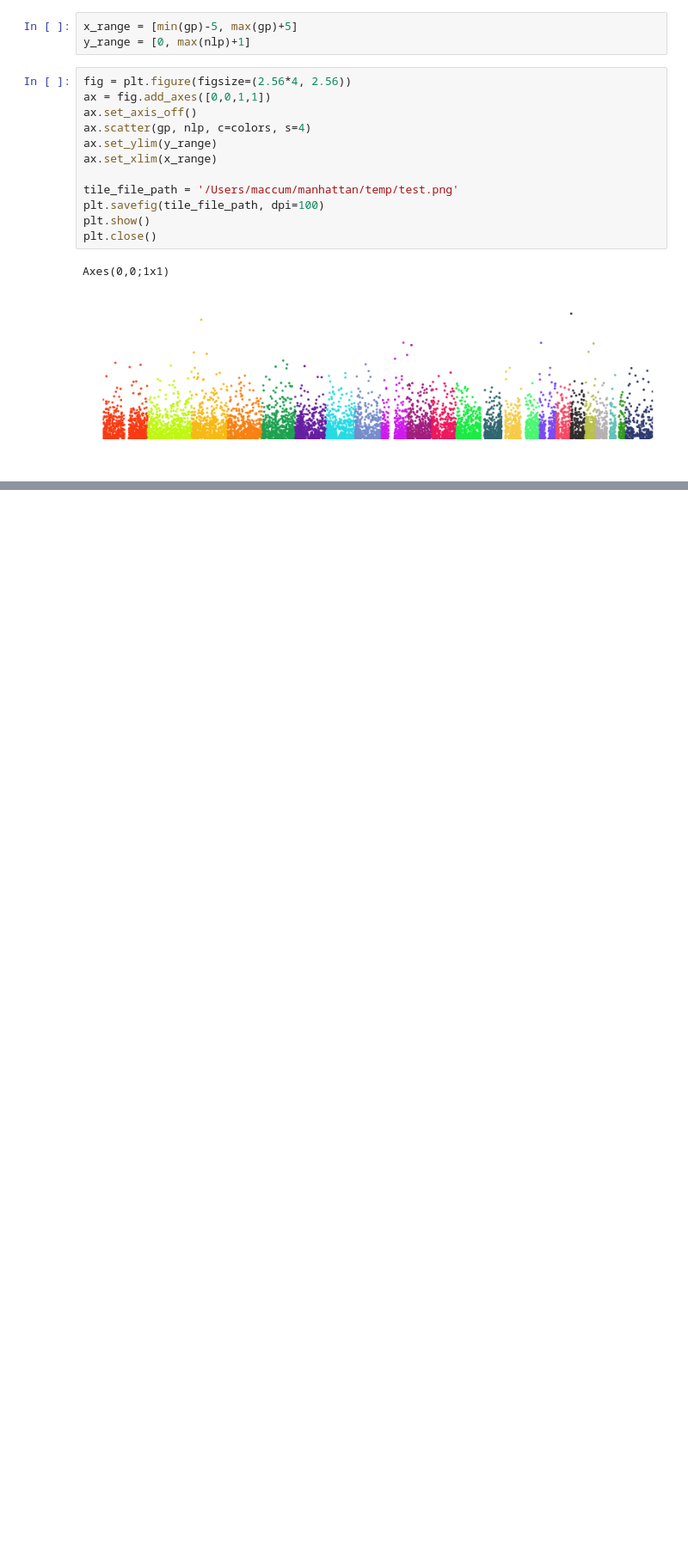
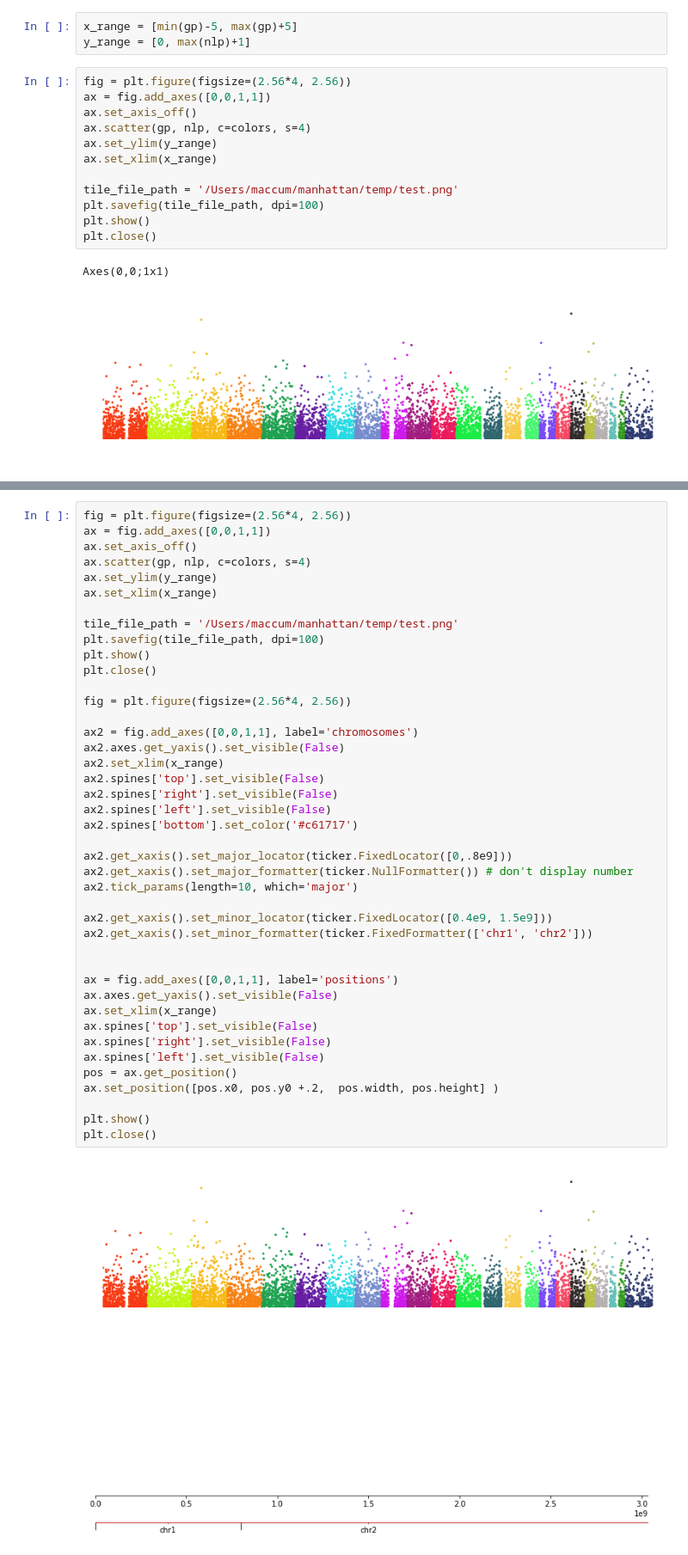
Before and after one commit to maccum/manhattan, a Jupyter notebook: jupyter/axes.ipynb, the cells around one changed output, grey strips where cells are left out. Shown: that part at 86% size. Cells and saved outputs as stored; diff of their text form; blank space fills up the shorter version.

```diff
--- a/jupyter/axes.ipynb
+++ b/jupyter/axes.ipynb
@@ -112,0 +64,45 @@ plt.close()
+# %%
+fig = plt.figure(figsize=(2.56*4, 2.56))
+ax = fig.add_axes([0,0,1,1])
+ax.set_axis_off()
+ax.scatter(gp, nlp, c=colors, s=4)
+ax.set_ylim(y_range)
+ax.set_xlim(x_range)
+
+tile_file_path = '/Users/maccum/manhattan/temp/test.png'
+plt.savefig(tile_file_path, dpi=100)
+plt.show()
+plt.close()
+
+fig = plt.figure(figsize=(2.56*4, 2.56))
+
+ax2 = fig.add_axes([0,0,1,1], label='chromosomes')
+ax2.axes.get_yaxis().set_visible(False)
+ax2.set_xlim(x_range)
+ax2.spines['top'].set_visible(False)
+ax2.spines['right'].set_visible(False)
+ax2.spines['left'].set_visible(False)
+ax2.spines['bottom'].set_color('#c61717')
+
+ax2.get_xaxis().set_major_locator(ticker.FixedLocator([0,.8e9]))
+ax2.get_xaxis().set_major_formatter(ticker.NullFormatter()) # don't display number
+ax2.tick_params(length=10, which='major')
+
+ax2.get_xaxis().set_minor_locator(ticker.FixedLocator([0.4e9, 1.5e9]))
+ax2.get_xaxis().set_minor_formatter(ticker.FixedFormatter(['chr1', 'chr2']))
+
+
+ax = fig.add_axes([0,0,1,1], label='positions')
+ax.axes.get_yaxis().set_visible(False)
+ax.set_xlim(x_range)
+ax.spines['top'].set_visible(False)
+ax.spines['right'].set_visible(False)
+ax.spines['left'].set_visible(False)
+pos = ax.get_position()
+ax.set_position([pos.x0, pos.y0 +.2,  pos.width, pos.height] )
+
+plt.show()
+plt.close()
+# %% [output]
+[figure, added]
+[figure, added]
```
Also changed, not shown: parts of 1 cell of this notebook, 1 other file.
